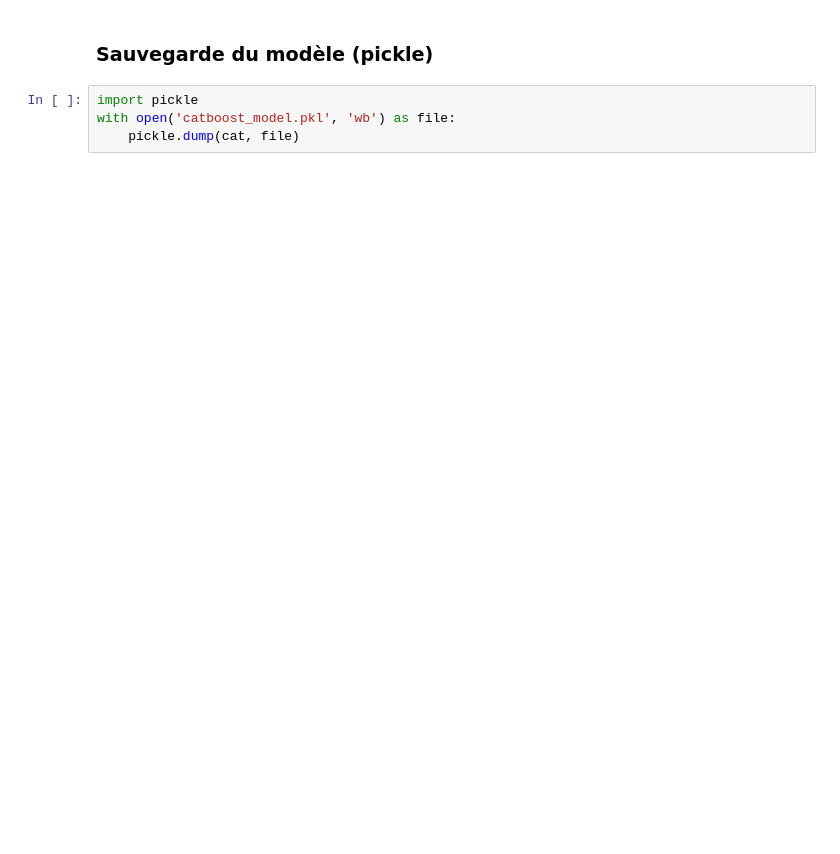
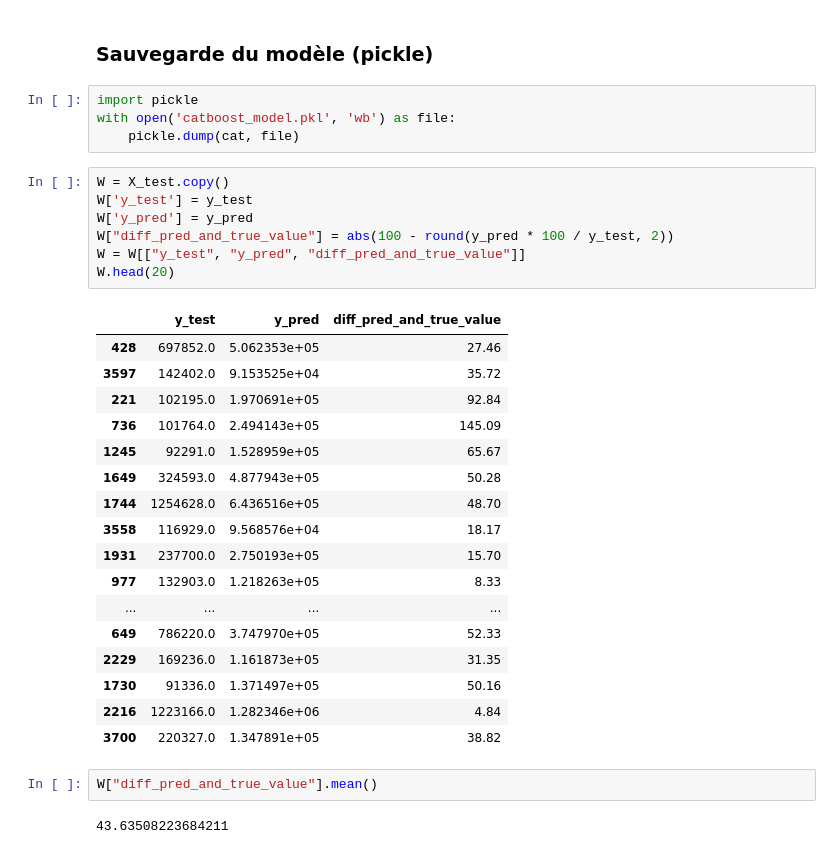
Before and after one commit to t7bo/BOX, a Jupyter notebook: ml/ml.ipynb, the cells around one changed output. Cells and saved outputs as stored; diff of their text form; blank space fills up the shorter version.

```diff
--- a/ml/ml.ipynb
+++ b/ml/ml.ipynb
@@ -279,3 +424,32 @@ plt.show()
 import pickle
 with open('catboost_model.pkl', 'wb') as file:
     pickle.dump(cat, file)
+# %%
+W = X_test.copy()
+W['y_test'] = y_test
+W['y_pred'] = y_pred
+W["diff_pred_and_true_value"] = abs(100 - round(y_pred * 100 / y_test, 2))
+W = W[["y_test", "y_pred", "diff_pred_and_true_value"]]
+W.head(20)
+# %% [output]
+|  | y_test | y_pred | diff_pred_and_true_value |
+| 428 | 697852.0 | 5.062353e+05 | 27.46 |
+| 3597 | 142402.0 | 9.153525e+04 | 35.72 |
+| 221 | 102195.0 | 1.970691e+05 | 92.84 |
+| 736 | 101764.0 | 2.494143e+05 | 145.09 |
+| 1245 | 92291.0 | 1.528959e+05 | 65.67 |
+| 1649 | 324593.0 | 4.877943e+05 | 50.28 |
+| 1744 | 1254628.0 | 6.436516e+05 | 48.70 |
+| 3558 | 116929.0 | 9.568576e+04 | 18.17 |
+| 1931 | 237700.0 | 2.750193e+05 | 15.70 |
+| 977 | 132903.0 | 1.218263e+05 | 8.33 |
+| ... | ... | ... | ... |
+| 649 | 786220.0 | 3.747970e+05 | 52.33 |
+| 2229 | 169236.0 | 1.161873e+05 | 31.35 |
+| 1730 | 91336.0 | 1.371497e+05 | 50.16 |
+| 2216 | 1223166.0 | 1.282346e+06 | 4.84 |
+| 3700 | 220327.0 | 1.347891e+05 | 38.82 |
+# %%
+W["diff_pred_and_true_value"].mean()
+# %% [output]
+43.63508223684211
```
Also changed, not shown: parts of 29 cells of this notebook, 10 other files.
